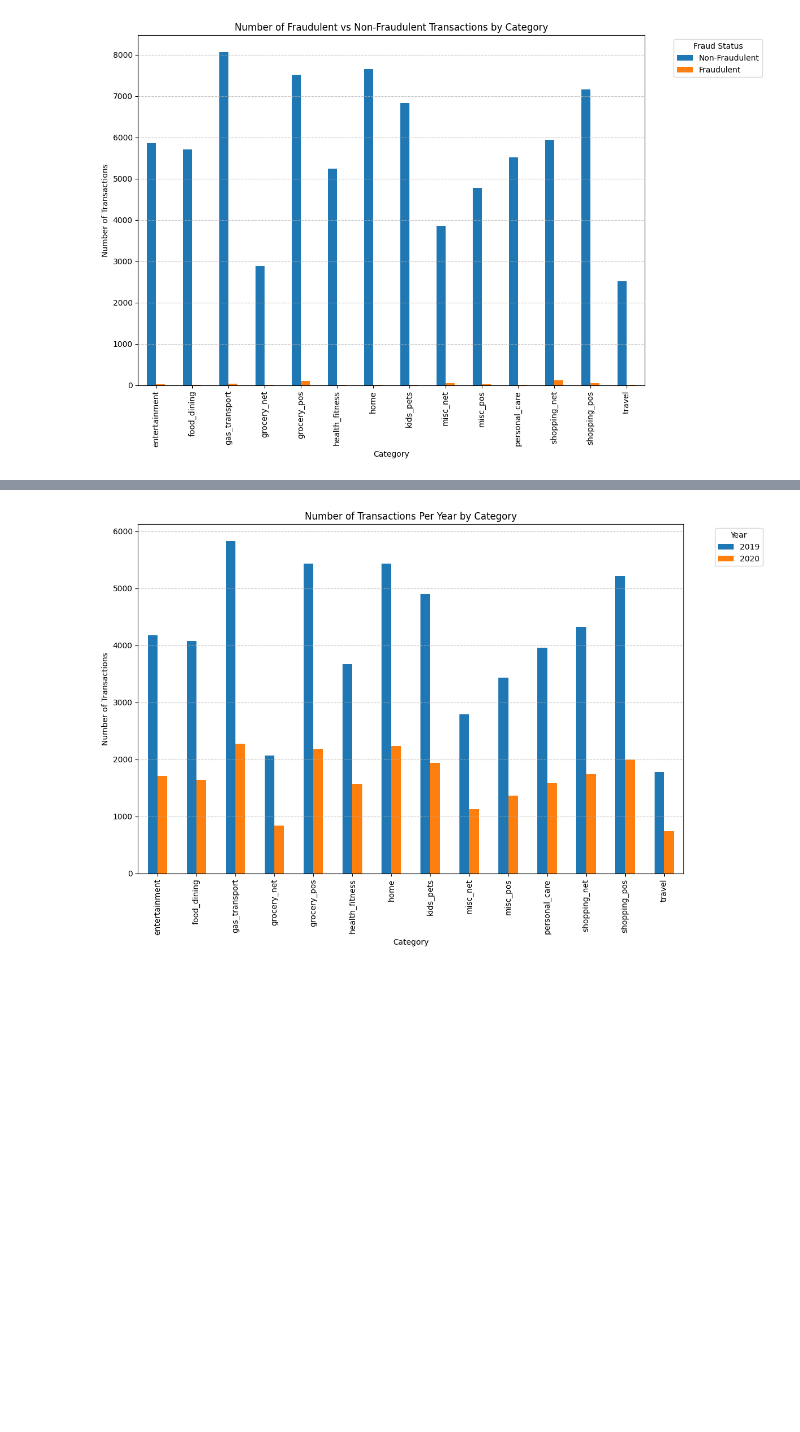
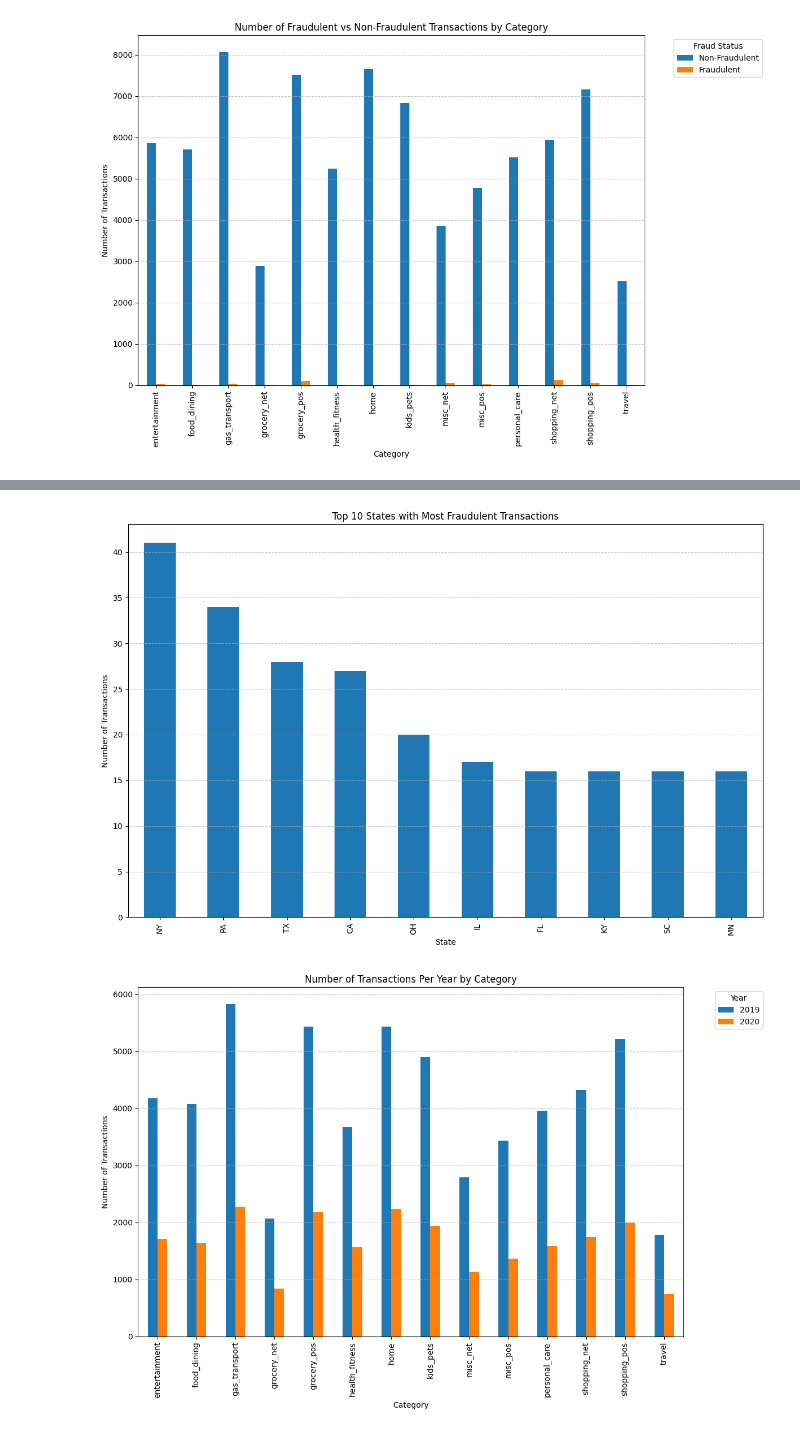
Before and after one commit to makenna-e/bu-cds-dx699s-summer-2025-assignments, a Jupyter notebook: OMDS-ModB2-Week12-Ehrlich-Makenna.ipynb, the cells around one changed output, grey strips where cells are left out. Saved outputs shown, nothing was run; the diff lists cells and outputs as text; code cells hidden in the pictures; blank space fills up the shorter version.

```diff
--- a/OMDS-ModB2-Week12-Ehrlich-Makenna.ipynb
+++ b/OMDS-ModB2-Week12-Ehrlich-Makenna.ipynb
@@ -98,3 +99,24 @@ plt.show()
+# %%
+# Group by state and fraud status
+transactions_by_fraud = df_fraud.groupby(['state', 'is_fraud']).size().unstack(fill_value=0)
+
+# Group by state (only fraud) and count transactions
+fraud_by_state = fraud_transactions.groupby('state').size().sort_values(ascending=False).head(10)
+
+# Plot grouped bar chart
+fraud_by_state.plot(kind='bar', figsize=(12, 8))
+
+# Labels
+plt.title('Top 10 States with Most Fraudulent Transactions')
+plt.xlabel('State')
+plt.ylabel('Number of Transactions')
+plt.grid(axis='y', linestyle='--', alpha=0.7)
+
+# Layout / plot
+plt.tight_layout()
+plt.show()
+# %% [output]
+[figure, added]
 # %%
 # Convert transaction date to datetime
 df_fraud['trans_date_trans_time'] = pd.to_datetime(df_fraud['trans_date_trans_time'])
```
Also changed, not shown: parts of 7 cells of this notebook.
